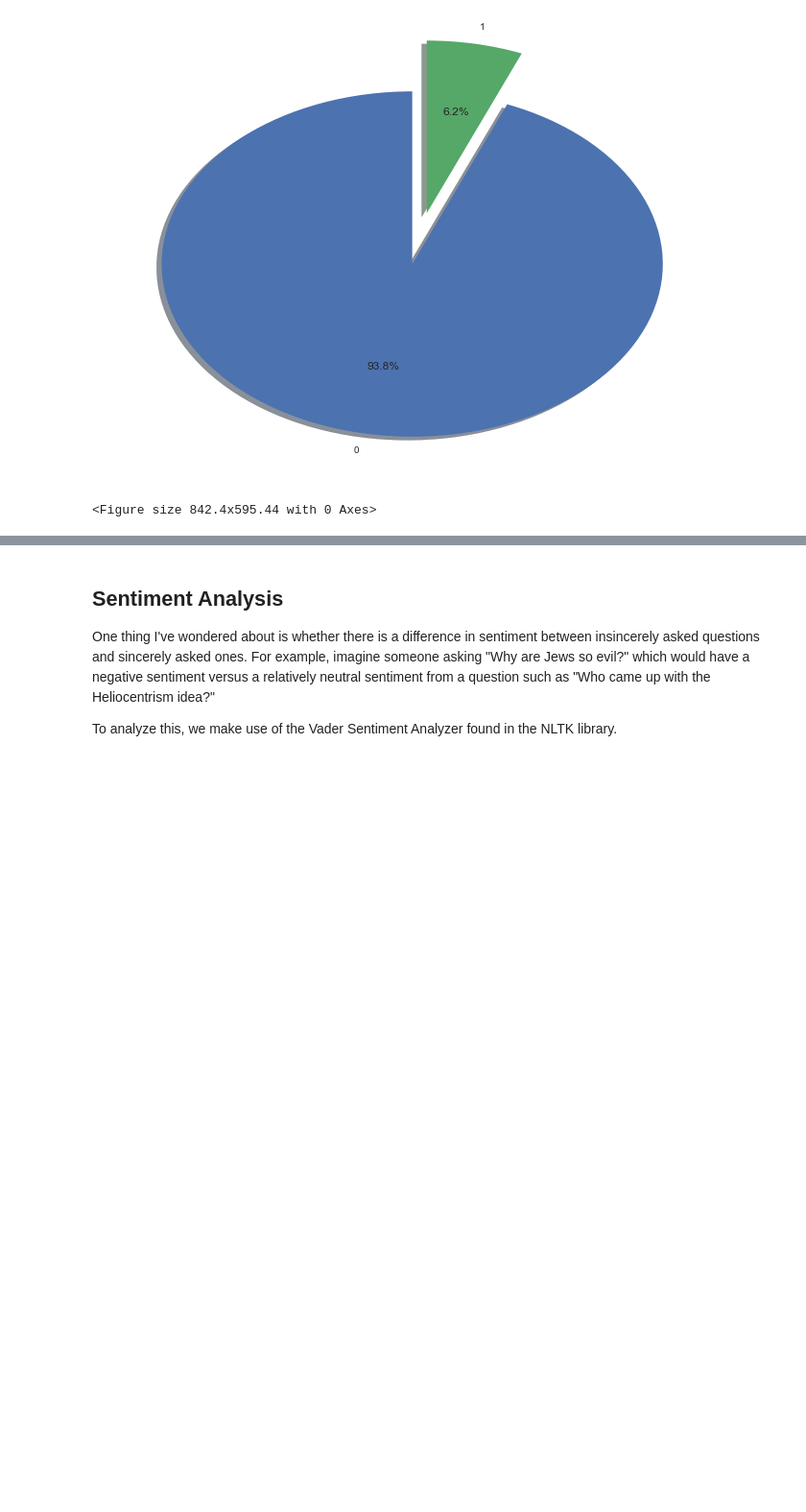
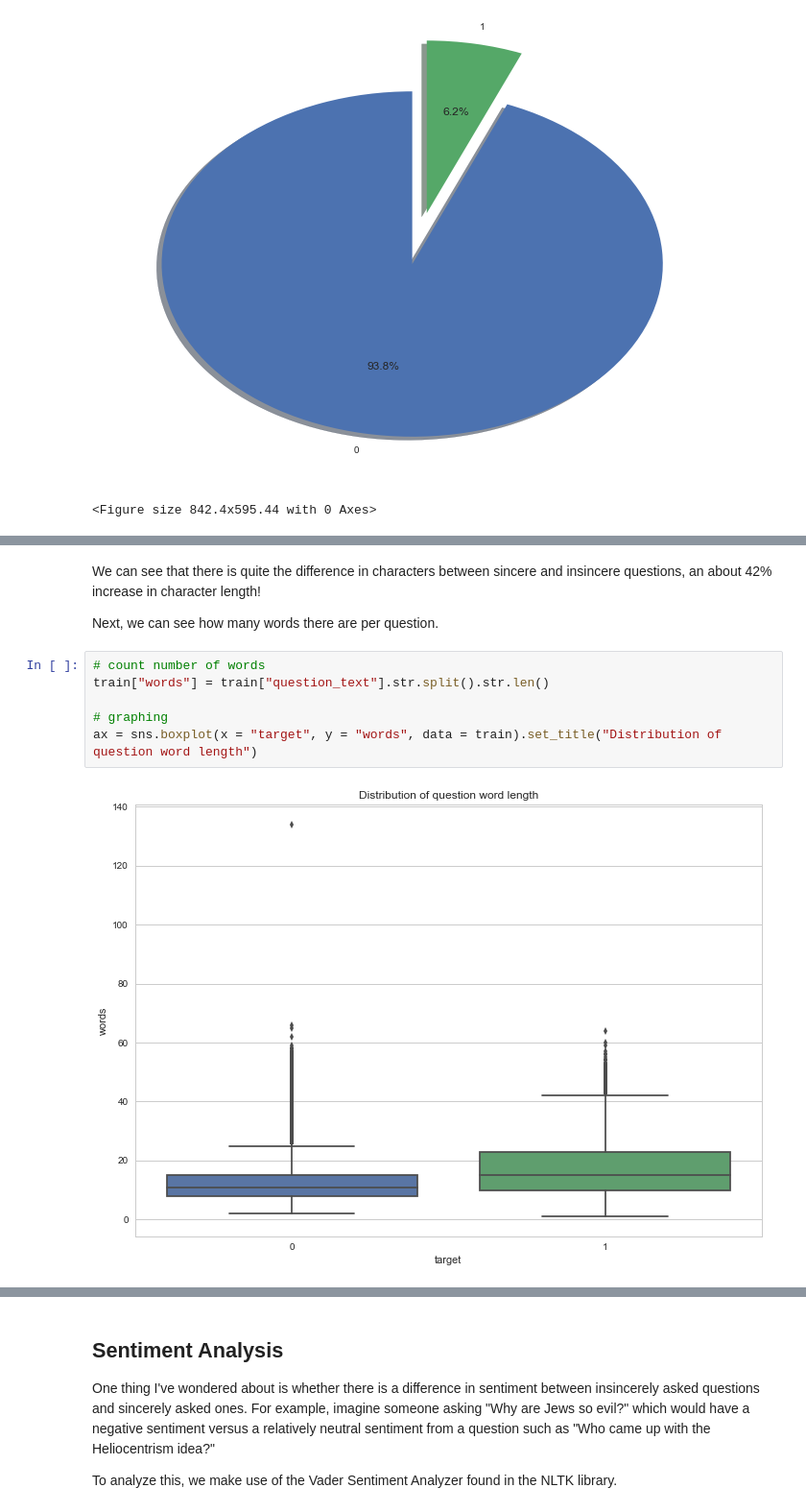
Before and after one commit to JonathanHung95/Quora-Insincere-Questions-Classification, a Jupyter notebook: Exploratory Data Analysis.ipynb, the cells around one changed output, grey strips where cells are left out. Shown: that part at 96% size. Drawn from its saved outputs; the diff is of its cells as text; blank space fills up the shorter version.

```diff
--- a/Exploratory Data Analysis.ipynb
+++ b/Exploratory Data Analysis.ipynb
@@ -104,0 +148,12 @@ Amusingly, if we took the test dataset and simply said everything was 0, we woul
+# %% [markdown]
+We can see that there is quite the difference in characters between sincere and insincere questions, an about 42% increase in character length!
+
+Next, we can see how many words there are per question.
+# %%
+# count number of words
+train["words"] = train["question_text"].str.split().str.len()
+
+# graphing
+ax = sns.boxplot(x = "target", y = "words", data = train).set_title("Distribution of question word length")
+# %% [output]
+[figure, added]
```
Also changed, not shown: parts of 63 cells of this notebook.
